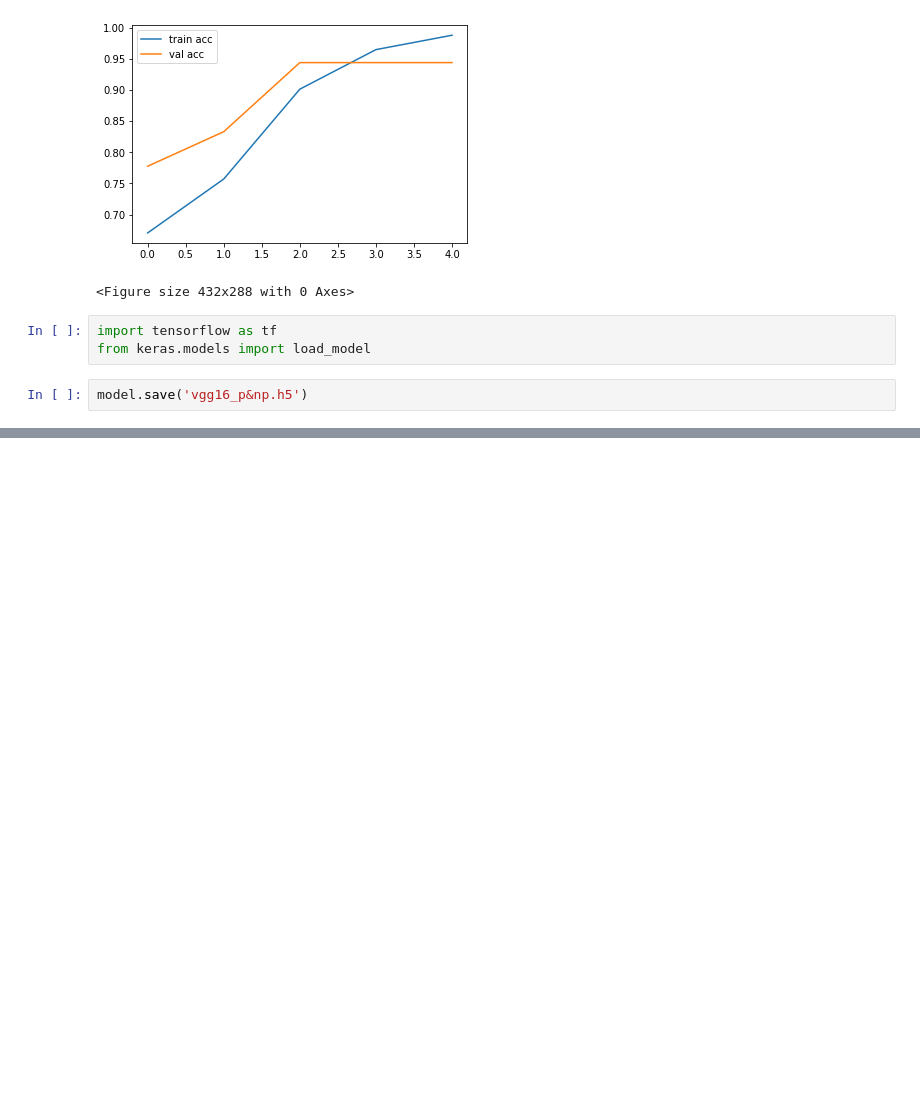
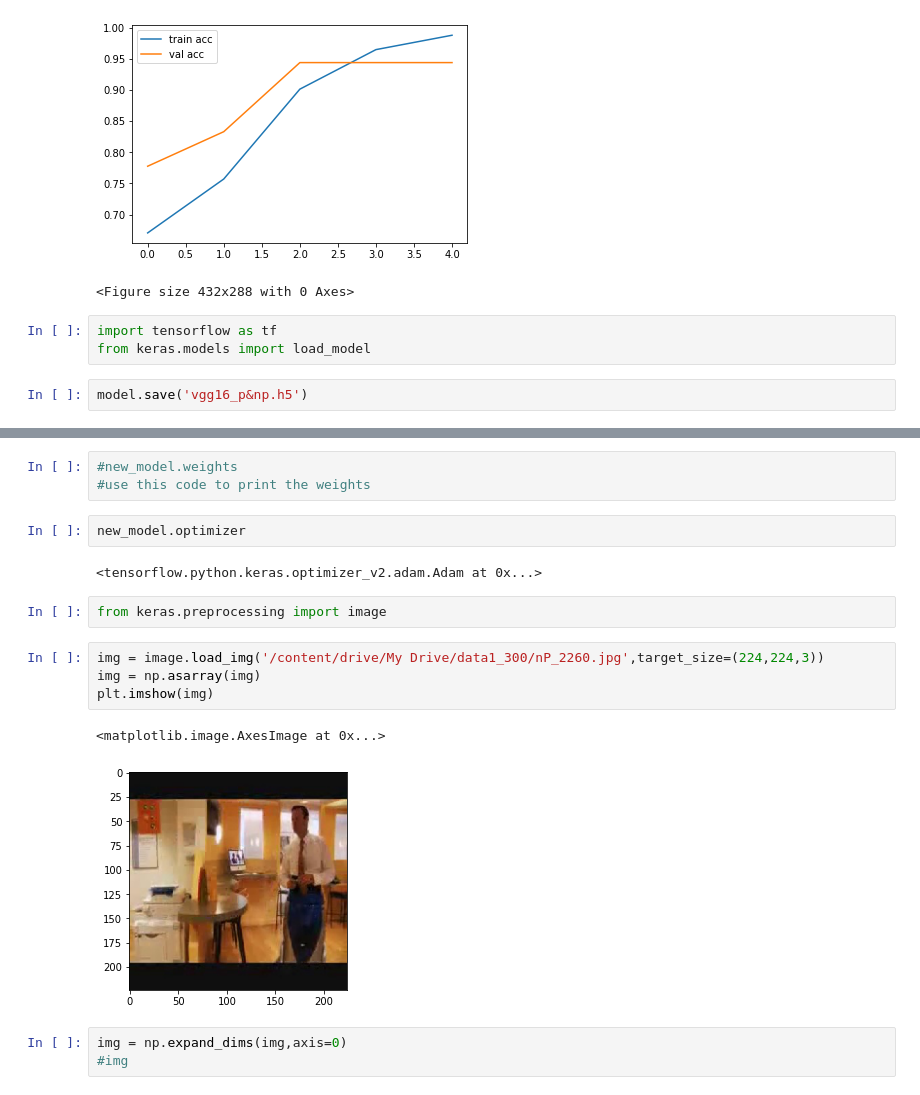
Before and after one commit to akumarpandey686/DataPreprocessing_Code, a Jupyter notebook: Transfer_Learning_forAll_CNN_models.ipynb, the cells around one changed output, grey strips where cells are left out. Drawn from its saved outputs; the diff is of its cells as text; blank space fills up the shorter version.

```diff
--- a/Transfer_Learning_forAll_CNN_models.ipynb
+++ b/Transfer_Learning_forAll_CNN_models.ipynb
@@ -144,0 +167,19 @@ model.download
+# %%
+#new_model.weights
+#use this code to print the weights
+# %%
+new_model.optimizer
+# %% [output]
+<tensorflow.python.keras.optimizer_v2.adam.Adam at 0x...>
+# %%
+from keras.preprocessing import image
+# %%
+img = image.load_img('/content/drive/My Drive/data1_300/nP_2260.jpg',target_size=(224,224,3))
+img = np.asarray(img)
+plt.imshow(img)
+# %% [output]
+<matplotlib.image.AxesImage at 0x...>
+[figure, added]
+# %%
+img = np.expand_dims(img,axis=0)
+#img
```
Also changed, not shown: parts of 5 cells of this notebook.
